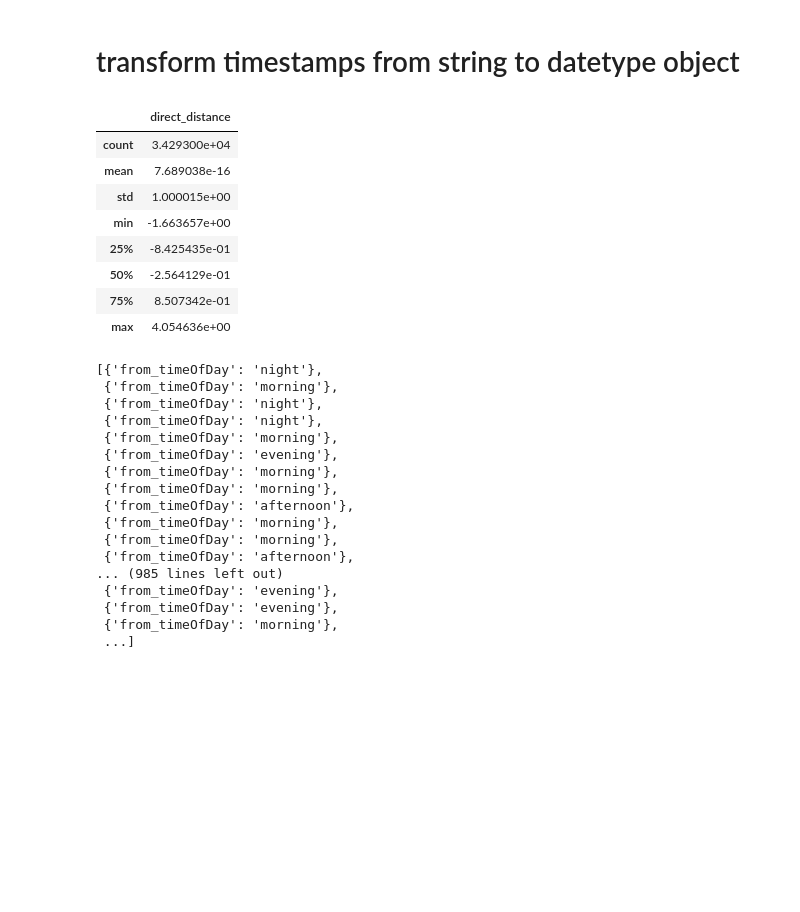
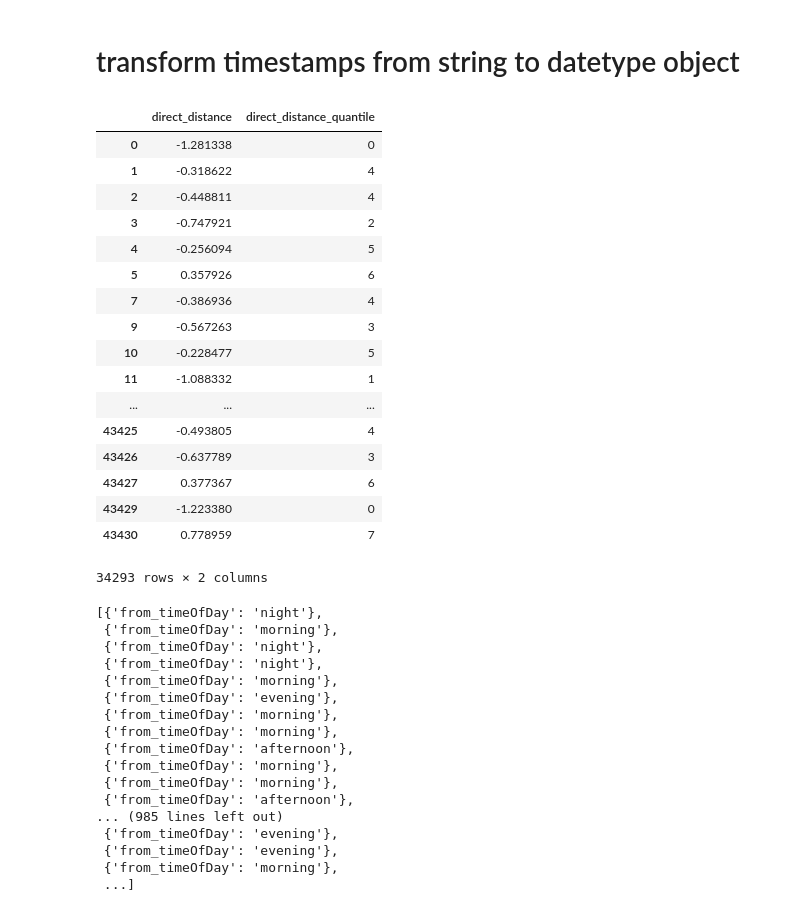
Before and after one commit to Jodahr/CabCancellation, a Jupyter notebook: CabCancellation.ipynb, the cells around one changed output. Cells and saved outputs as stored; diff of their text form; code cells hidden in the pictures; blank space fills up the shorter version.

Commit message:
more transformers

```diff
--- a/CabCancellation.ipynb
+++ b/CabCancellation.ipynb
@@ -261,22 +261,46 @@ class DFStandardScaler(TransformerMixin):
         dfss = self.ss.transform(df)
         dfscaled = pd.DataFrame(dfss, index=df.index, columns=df.columns)
         return dfscaled
+
+class DFQuantile(TransformerMixin,NoFit):
+
+    def __init__(self, col, q, suffix='quantile', copy=True):
+        self.col = col
+        self.copy = copy
+        self.suffix = suffix
+        self.q = q
+
+    def transform(self, df):
+        df_ = df if not self.copy else df.copy()
+        df_[self.col + '_' + self.suffix] = pd.qcut(df_[self.col], self.q, labels=False)
+        return df_
 # %%
 dfStandardScaler = DFStandardScaler()
 # %%
 test10 = dfStandardScaler.fit_transform(df[['direct_distance']].dropna())
-# %%
-test10.describe()
-# %% [output]
-|  | direct_distance |
-| count | 3.429300e+04 |
-| mean | 7.689038e-16 |
-| std | 1.000015e+00 |
-| min | -1.663657e+00 |
-| 25% | -8.425435e-01 |
-| 50% | -2.564129e-01 |
-| 75% | 8.507342e-01 |
-| max | 4.054636e+00 |
+# %%
+dfQuantile = DFQuantile(col='direct_distance', q=10)
+# %%
+dfQuantile.transform(test10)
+# %% [output]
+|  | direct_distance | direct_distance_quantile |
+| 0 | -1.281338 | 0 |
+| 1 | -0.318622 | 4 |
+| 2 | -0.448811 | 4 |
+| 3 | -0.747921 | 2 |
+| 4 | -0.256094 | 5 |
+| 5 | 0.357926 | 6 |
+| 7 | -0.386936 | 4 |
+| 9 | -0.567263 | 3 |
+| 10 | -0.228477 | 5 |
+| 11 | -1.088332 | 1 |
+| ... | ... | ... |
+| 43425 | -0.493805 | 4 |
+| 43426 | -0.637789 | 3 |
+| 43427 | 0.377367 | 6 |
+| 43429 | -1.223380 | 0 |
+| 43430 | 0.778959 | 7 |
+34293 rows × 2 columns
 # %%
 dummyTransformer = DummyTransformer()
 # %%
```
